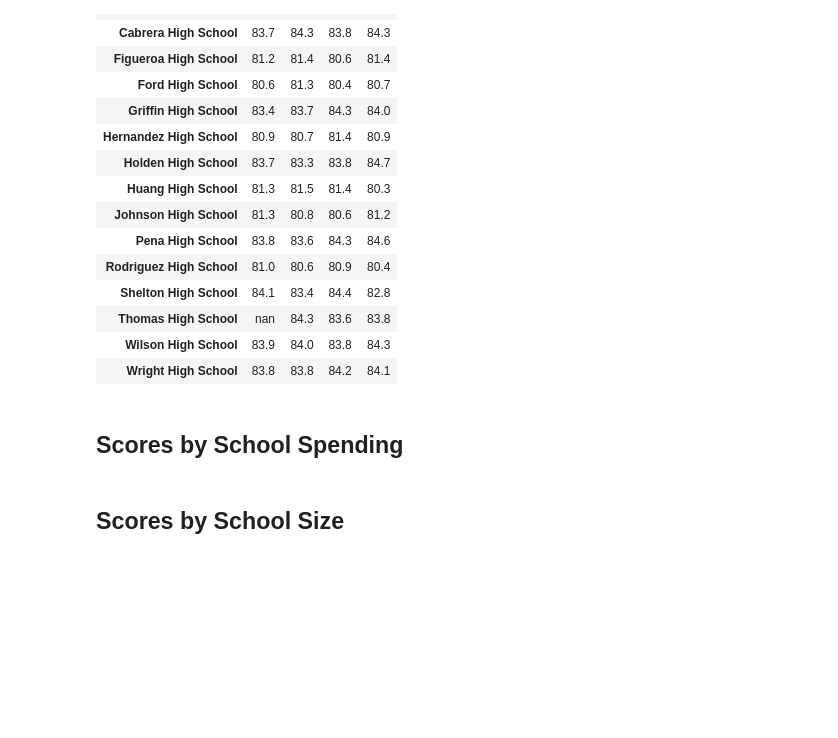
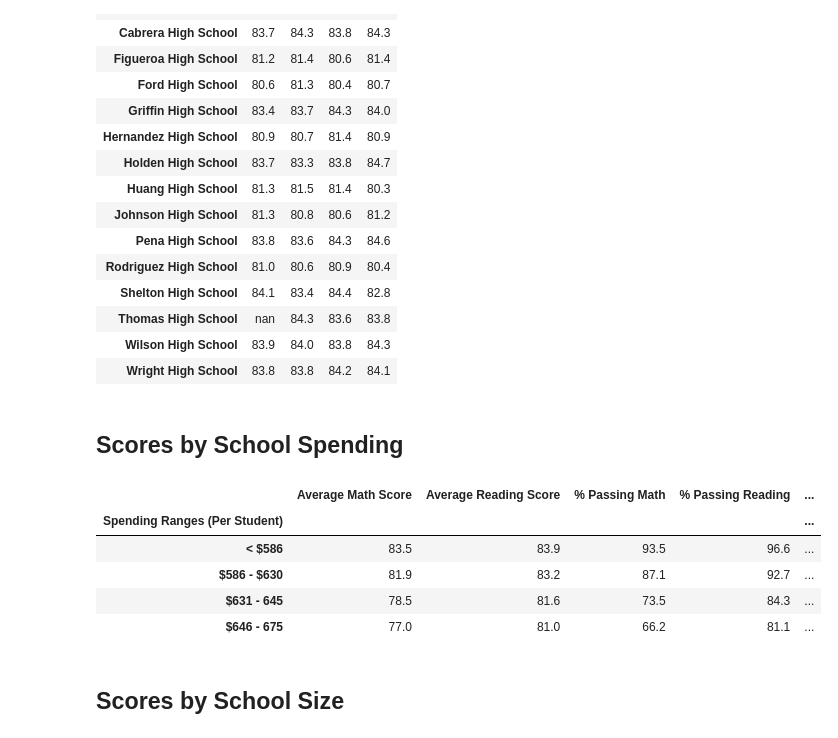
Before and after one commit to msshahid21/school_district_analysis, a Jupyter notebook: PyCitySchools_Challenge.ipynb, the cells around one changed output. Drawn from its saved outputs; the diff is of its cells as text; code cells hidden in the pictures; blank space fills up the shorter version.

Commit message:
Add Summary for Schools by Spending and by School Size

```diff
--- a/PyCitySchools_Challenge.ipynb
+++ b/PyCitySchools_Challenge.ipynb
@@ -452,15 +452,52 @@ reading_scores_by_grade
 ## Scores by School Spending
 # %%
 # Establish the spending bins and group names.
-
+spending_bins = [0, 585, 630, 645, 675]
+group_names = ['< $586', '$586 - $630', '$631 - 645', '$646 - 675']
 
 # Categorize spending based on the bins.
+per_school_summary_df['Spending Ranges (Per Student)'] = pd.cut(per_school_capita, spending_bins, labels = group_names)
 # %%
-# Calculate averages for the desired columns.
+# Calculate averages for the desired columns (Average Math Score, Average Reading Score, % Passing Math, % Passing Reading, and % Overall Passing).
+spending_math_scores = per_school_summary_df.groupby('Spending Ranges (Per Student)').mean()['Average Math Score']
+
+spending_reading_scores = per_school_summary_df.groupby('Spending Ranges (Per Student)').mean()['Average Reading Score']
+
+spending_passing_math = per_school_summary_df.groupby('Spending Ranges (Per Student)').mean()['% Passing Math']
+
+spending_passing_reading = per_school_summary_df.groupby('Spending Ranges (Per Student)').mean()['% Passing Reading']
+
+spending_overall_passing = per_school_summary_df.groupby('Spending Ranges (Per Student)').mean()['% Overall Passing']
 # %%
 # Create the DataFrame
+spending_summary_df = pd.DataFrame({
+    'Average Math Score': spending_math_scores,
+    'Average Reading Score': spending_reading_scores,
+    '% Passing Math': spending_passing_math,
+    '% Passing Reading': spending_passing_reading,
+    '% Overall Passing': spending_overall_passing
+})
 # %%
 # Format the DataFrame
+spending_summary_df['Average Math Score'] = spending_summary_df['Average Math Score'].map("{:.1f}".format)
+
+spending_summary_df['Average Reading Score'] = spending_summary_df['Average Reading Score'].map("{:.1f}".format)
+
+spending_summary_df['% Passing Math'] = spending_summary_df['% Passing Math'].map("{:.1f}".format)
+
+spending_summary_df['% Passing Reading'] = spending_summary_df['% Passing Reading'].map("{:.1f}".format)
+
+spending_summary_df['% Overall Passing'] = spending_summary_df['% Overall Passing'].map("{:.1f}".format)
+
+# Display the DataFrame
+spending_summary_df
+# %% [output]
+|  | Average Math Score | Average Reading Score | % Passing Math | % Passing Reading | ... |
+| Spending Ranges (Per Student) |  |  |  |  | ... |
+| < $586 | 83.5 | 83.9 | 93.5 | 96.6 | ... |
+| $586 - $630 | 81.9 | 83.2 | 87.1 | 92.7 | ... |
+| $631 - 645 | 78.5 | 81.6 | 73.5 | 84.3 | ... |
+| $646 - 675 | 77.0 | 81.0 | 66.2 | 81.1 | ... |
 # %% [markdown]
 ## Scores by School Size
 # %%
```
Also changed, not shown: parts of 4 cells of this notebook.
